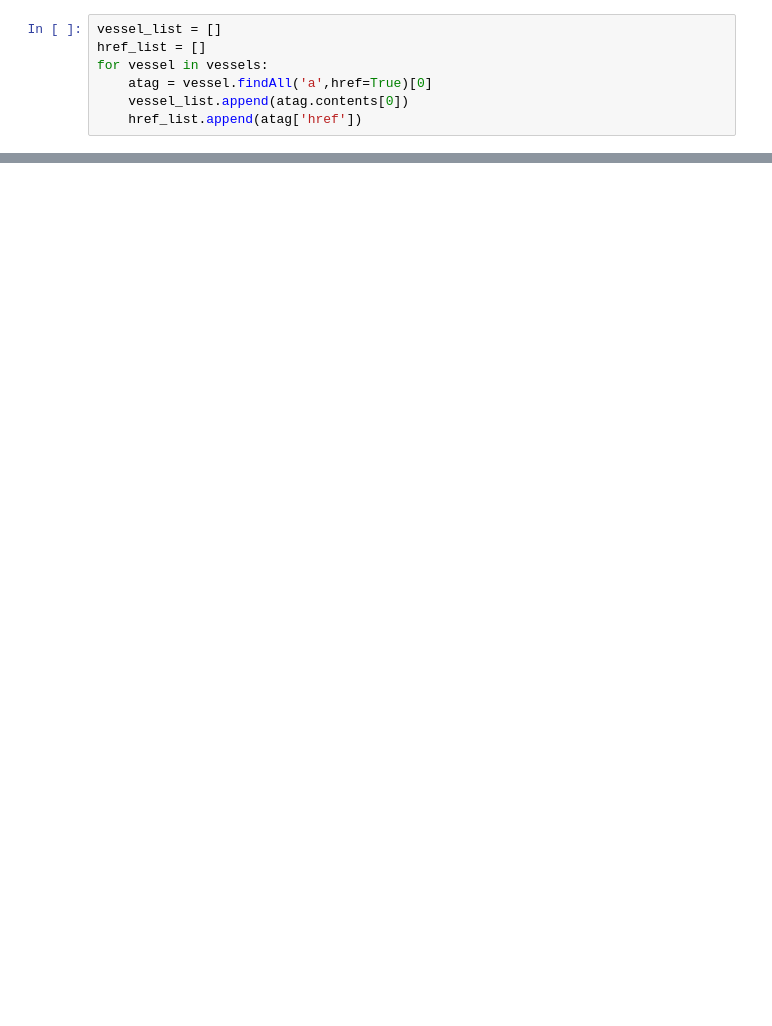
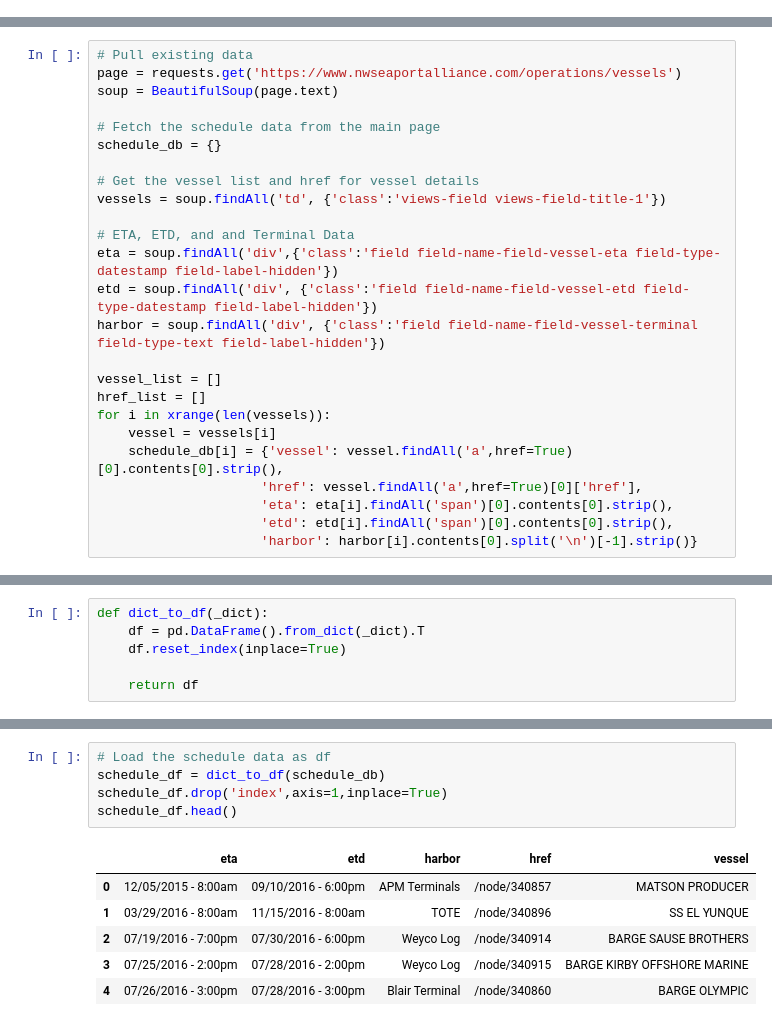
Before and after one commit to bricegnichols/bridge-stat, a Jupyter notebook: ship_data.ipynb, the cells around one changed output, grey strips where cells are left out. Saved outputs shown, nothing was run; the diff lists cells and outputs as text; blank space fills up the shorter version.

Commit message:
storing vessel data and prepping for analysis

```diff
--- a/ship_data.ipynb
+++ b/ship_data.ipynb
@@ -23,7 +7,0 @@ MATSON PRODUCER
-# %%
-vessel_list = []
-href_list = []
-for vessel in vessels:
-    atag = vessel.findAll('a',href=True)[0]
-    vessel_list.append(atag.contents[0])
-    href_list.append(atag['href'])
@@ -101,0 +11,25 @@ vessel_dict
+# %%
+# Pull existing data
+page = requests.get('https://www.nwseaportalliance.com/operations/vessels')
+soup = BeautifulSoup(page.text)
+
+# Fetch the schedule data from the main page
+schedule_db = {}
+
+# Get the vessel list and href for vessel details
+vessels = soup.findAll('td', {'class':'views-field views-field-title-1'})
+
+# ETA, ETD, and and Terminal Data
+eta = soup.findAll('div',{'class':'field field-name-field-vessel-eta field-type-datestamp field-label-hidden'})
+etd = soup.findAll('div', {'class':'field field-name-field-vessel-etd field-type-datestamp field-label-hidden'})
+harbor = soup.findAll('div', {'class':'field field-name-field-vessel-terminal field-type-text field-label-hidden'})
+
+vessel_list = []
+href_list = []
+for i in xrange(len(vessels)):
+    vessel = vessels[i]
+    schedule_db[i] = {'vessel': vessel.findAll('a',href=True)[0].contents[0].strip(),
+                     'href': vessel.findAll('a',href=True)[0]['href'],
+                     'eta': eta[i].findAll('span')[0].contents[0].strip(),
+                     'etd': etd[i].findAll('span')[0].contents[0].strip(),
+                     'harbor': harbor[i].contents[0].split('\n')[-1].strip()}
@@ -101,0 +74,6 @@ vessel_dict
+# %%
+def dict_to_df(_dict):
+    df = pd.DataFrame().from_dict(_dict).T
+    df.reset_index(inplace=True)
+
+    return df
@@ -101,0 +94,12 @@ vessel_dict
+# %%
+# Load the schedule data as df
+schedule_df = dict_to_df(schedule_db)
+schedule_df.drop('index',axis=1,inplace=True)
+schedule_df.head()
+# %% [output]
+|  | eta | etd | harbor | href | vessel |
+| 0 | 12/05/2015 - 8:00am | 09/10/2016 - 6:00pm | APM Terminals | /node/340857 | MATSON PRODUCER |
+| 1 | 03/29/2016 - 8:00am | 11/15/2016 - 8:00am | TOTE | /node/340896 | SS EL YUNQUE |
+| 2 | 07/19/2016 - 7:00pm | 07/30/2016 - 6:00pm | Weyco Log | /node/340914 | BARGE SAUSE BROTHERS |
+| 3 | 07/25/2016 - 2:00pm | 07/28/2016 - 2:00pm | Weyco Log | /node/340915 | BARGE KIRBY OFFSHORE MARINE |
+| 4 | 07/26/2016 - 3:00pm | 07/28/2016 - 3:00pm | Blair Terminal | /node/340860 | BARGE OLYMPIC |
```
Also changed, not shown: parts of 20 cells of this notebook, 1 other file.
